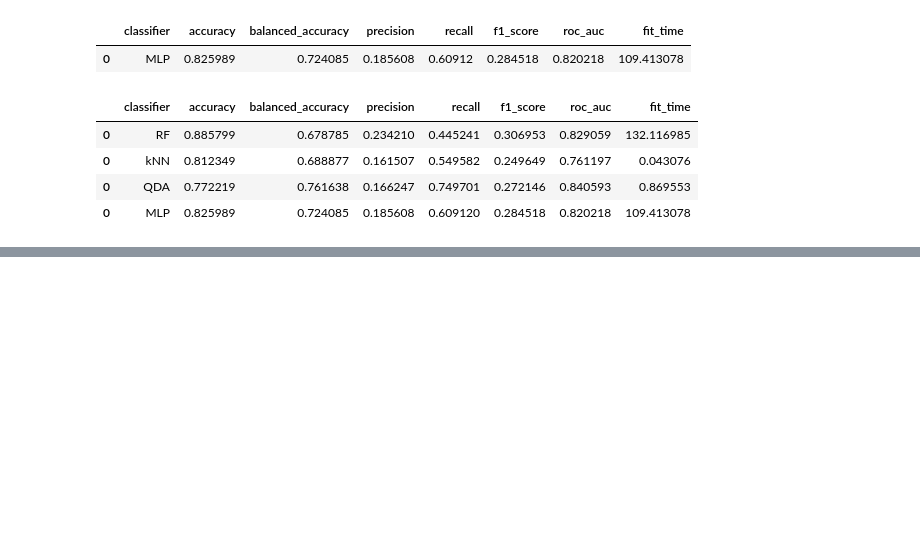
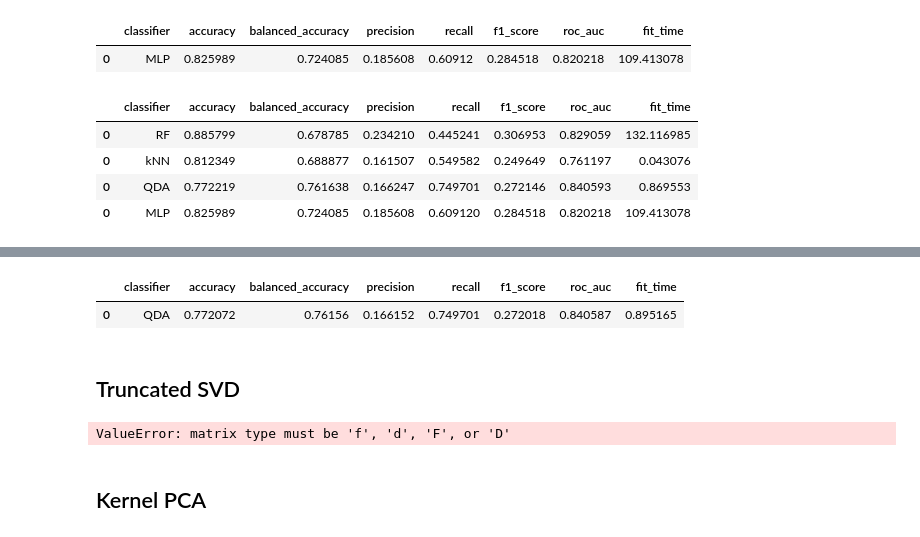
Before and after one commit to LazarosPan/Heart-Disease, a Jupyter notebook: Code/ml_pca_oversampled.ipynb, the cells around one changed output, grey strips where cells are left out. Cells and saved outputs as stored; diff of their text form; code cells hidden in the pictures; blank space fills up the shorter version.

```diff
--- a/Code/ml_pca_oversampled.ipynb
+++ b/Code/ml_pca_oversampled.ipynb
@@ -161,0 +189,12 @@ pca_smote_results
+# %%
+qda = QuadraticDiscriminantAnalysis(priors=None, reg_param=0.7, store_covariance=False, tol=0.0001)
+metrics_qda = train_evaluate_single(qda, X_pca_train, y_train, X_pca_test, y_test, classifier_name="QDA")
+
+# Store metrics in a DataFrame
+metrics_df_qda = pd.DataFrame([metrics_qda])
+metrics_df_qda
+
+# https://scikit-learn.org/stable/modules/generated/sklearn.discriminant_analysis.QuadraticDiscriminantAnalysis.html#sklearn.discriminant_analysis.QuadraticDiscriminantAnalysis
+# %% [output]
+|  | classifier | accuracy | balanced_accuracy | precision | recall | f1_score | roc_auc | fit_time |
+| 0 | QDA | 0.772072 | 0.76156 | 0.166152 | 0.749701 | 0.272018 | 0.840587 | 0.895165 |
@@ -161,0 +214,10 @@ pca_smote_results
+# %% [markdown]
+## Truncated SVD
+# %%
+pca = TruncatedSVD(n_components=18, algorithm='arpack', random_state=13, tol=0.0).fit(X_train_scaled)
+X_pca_train = pca.transform(X_train_scaled)
+X_pca_test = pca.transform(X_test_scaled)
+# %% [output]
+ValueError: matrix type must be 'f', 'd', 'F', or 'D'
+# %% [markdown]
+## Kernel PCA
```
Also changed, not shown: parts of 9 cells of this notebook.
